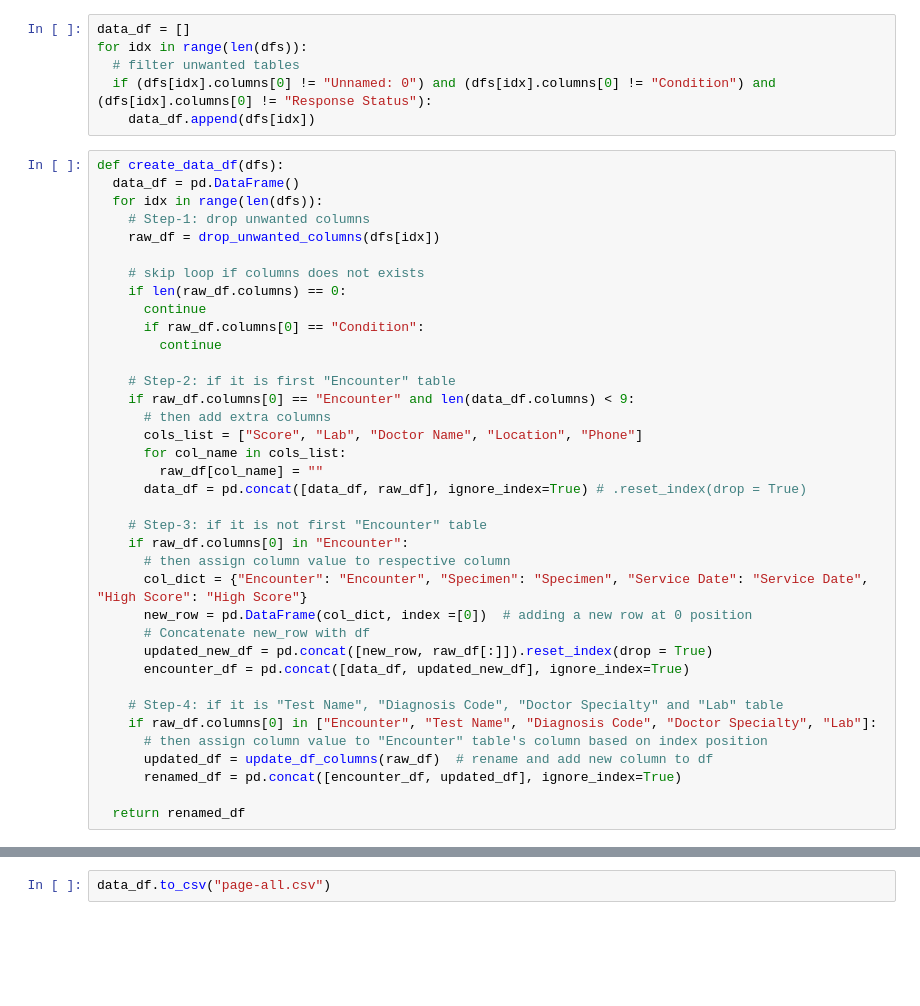
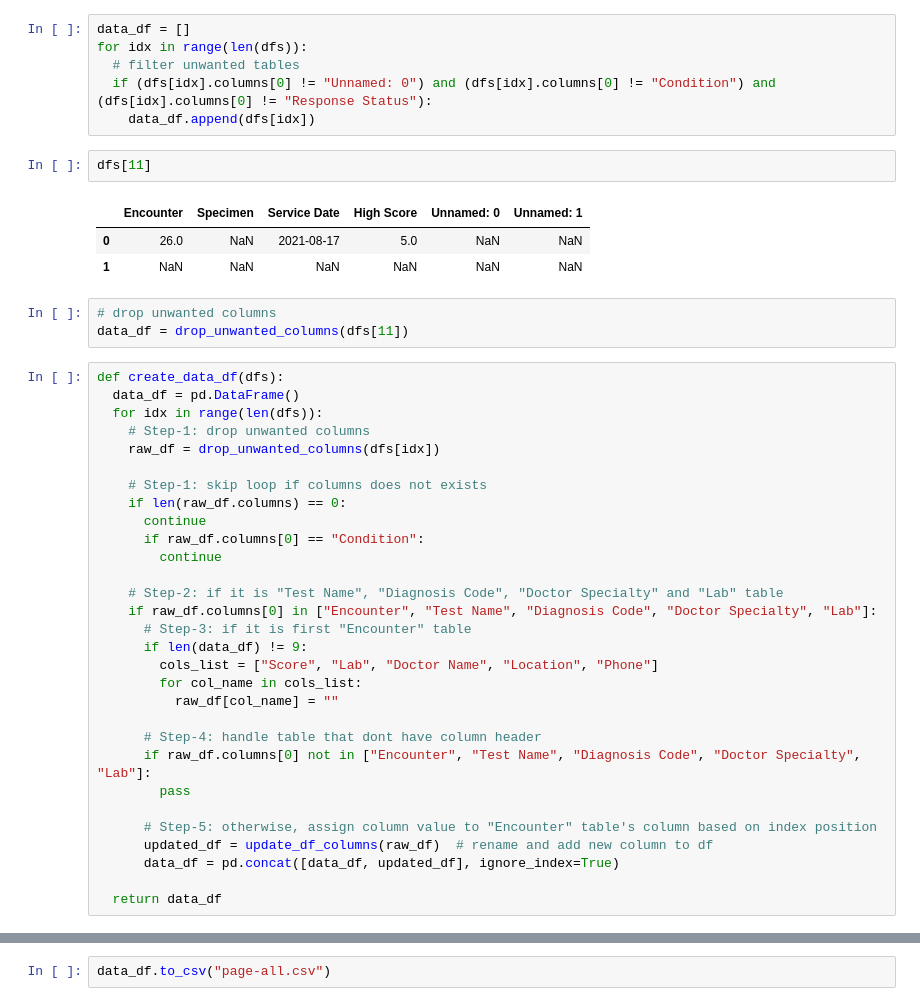
Before and after one commit to rahiakela/data-science-research-and-practice, a Jupyter notebook: data-extraction-works/01-tabulapy.ipynb, the cells around one changed output, grey strips where cells are left out. Drawn from its saved outputs; the diff is of its cells as text; blank space fills up the shorter version.

```diff
--- a/data-extraction-works/01-tabulapy.ipynb
+++ b/data-extraction-works/01-tabulapy.ipynb
@@ -199,6 +202,15 @@ for idx in range(len(dfs)):
   # filter unwanted tables
   if (dfs[idx].columns[0] != "Unnamed: 0") and (dfs[idx].columns[0] != "Condition") and (dfs[idx].columns[0] != "Response Status"):
     data_df.append(dfs[idx])
+# %%
+dfs[11]
+# %% [output]
+|  | Encounter | Specimen | Service Date | High Score | Unnamed: 0 | Unnamed: 1 |
+| 0 | 26.0 | NaN | 2021-08-17 | 5.0 | NaN | NaN |
+| 1 | NaN | NaN | NaN | NaN | NaN | NaN |
+# %%
+# drop unwanted columns
+data_df = drop_unwanted_columns(dfs[11])
 # %%
 def create_data_df(dfs):
   data_df = pd.DataFrame()
@@ -206,35 +218,28 @@ def create_data_df(dfs):
     # Step-1: drop unwanted columns
     raw_df = drop_unwanted_columns(dfs[idx])
 
-    # skip loop if columns does not exists
+    # Step-1: skip loop if columns does not exists
     if len(raw_df.columns) == 0:
       continue
       if raw_df.columns[0] == "Condition":
         continue
 
-    # Step-2: if it is first "Encounter" table
-    if raw_df.columns[0] == "Encounter" and len(data_df.columns) < 9:
-      # then add extra columns
-      cols_list = ["Score", "Lab", "Doctor Name", "Location", "Phone"]
-      for col_name in cols_list:
-        raw_df[col_name] = ""
-      data_df = pd.concat([data_df, raw_df], ignore_index=True) # .reset_index(drop = True)
+    # Step-2: if it is "Test Name", "Diagnosis Code", "Doctor Specialty" and "Lab" table
+    if raw_df.columns[0] in ["Encounter", "Test Name", "Diagnosis Code", "Doctor Specialty", "Lab"]:
+      # Step-3: if it is first "Encounter" table
+      if len(data_df) != 9:
+        cols_list = ["Score", "Lab", "Doctor Name", "Location", "Phone"]
+        for col_name in cols_list:
+          raw_df[col_name] = ""
 
-    # Step-3: if it is not first "Encounter" table
-    if raw_df.columns[0] in "Encounter":
-      # then assign column value to respective column
-      col_dict = {"Encounter": "Encounter", "Specimen": "Specimen", "Service Date": "Service Date", "High Score": "High Score"}
-      new_row = pd.DataFrame(col_dict, index =[0])  # adding a new row at 0 position
-      # Concatenate new_row with df
-      updated_new_df = pd.concat([new_row, raw_df[:]]).reset_index(drop = True)
-      encounter_df = pd.concat([data_df, updated_new_df], ignore_index=True)
+      # Step-4: handle table that dont have column header
+      if raw_df.columns[0] not in ["Encounter", "Test Name", "Diagnosis Code", "Doctor Specialty", "Lab"]:
+        pass
 
-    # Step-4: if it is "Test Name", "Diagnosis Code", "Doctor Specialty" and "Lab" table
-    if raw_df.columns[0] in ["Encounter", "Test Name", "Diagnosis Code", "Doctor Specialty", "Lab"]:
-      # then assign column value to "Encounter" table's column based on index position
+      # Step-5: otherwise, assign column value to "Encounter" table's column based on index position
       updated_df = update_df_columns(raw_df)  # rename and add new column to df
-      renamed_df = pd.concat([encounter_df, updated_df], ignore_index=True)
+      data_df = pd.concat([data_df, updated_df], ignore_index=True)
 
-  return renamed_df
+  return data_df
 # %%
 data_df = create_data_df(dfs)
```
Also changed, not shown: parts of 4 cells of this notebook.
